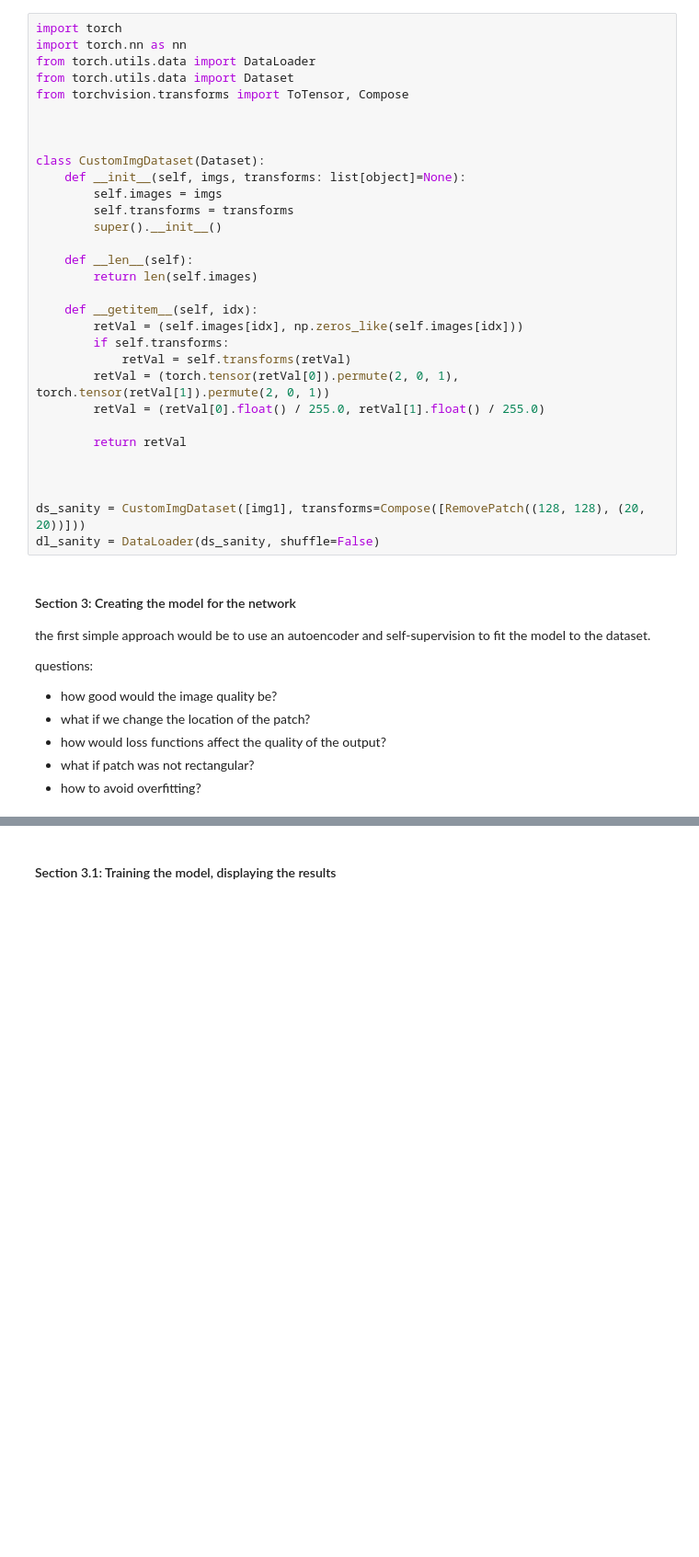
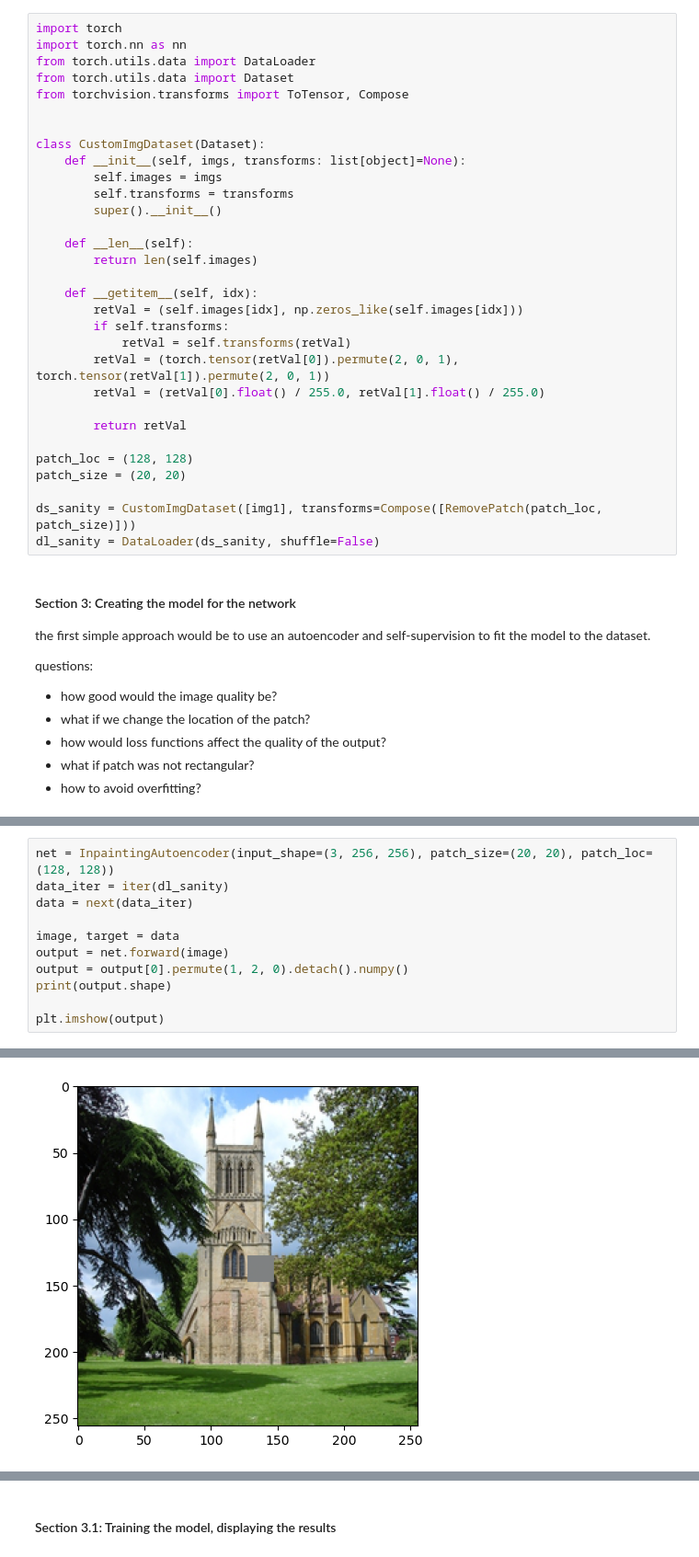
Before and after one commit to Arvin132/Inpainting-vision, a Jupyter notebook: showcase.ipynb, the cells around one changed output, grey strips where cells are left out. Shown at 92% size. Cells and saved outputs as stored; diff of their text form; blank space fills up the shorter version.

```diff
--- a/showcase.ipynb
+++ b/showcase.ipynb
@@ -95,7 +97,6 @@ import torch.nn as nn
 from torch.utils.data import DataLoader
 from torch.utils.data import Dataset
 from torchvision.transforms import ToTensor, Compose
-
 
 
 class CustomImgDataset(Dataset):
@@ -116,9 +117,10 @@ class CustomImgDataset(Dataset):
 
         return retVal
 
+patch_loc = (128, 128)
+patch_size = (20, 20)
 
-
-ds_sanity = CustomImgDataset([img1], transforms=Compose([RemovePatch((128, 128), (20, 20))]))
+ds_sanity = CustomImgDataset([img1], transforms=Compose([RemovePatch(patch_loc, patch_size)]))
 dl_sanity = DataLoader(ds_sanity, shuffle=False)
 # %% [markdown]
 #### Section 3: Creating the  model for the network
@@ -163,0 +171,12 @@ torch.Size([1, 128, 2, 2])
+# %%
+net = InpaintingAutoencoder(input_shape=(3, 256, 256), patch_size=(20, 20), patch_loc=(128, 128))
+data_iter = iter(dl_sanity)
+data = next(data_iter)
+
+image, target = data
+output = net.forward(image)
+output = output[0].permute(1, 2, 0).detach().numpy()
+print(output.shape)
+
+plt.imshow(output)
+# %% [output]
@@ -163,0 +185 @@ torch.Size([1, 128, 2, 2])
+[figure, added]
```
Also changed, not shown: parts of 9 cells of this notebook.
